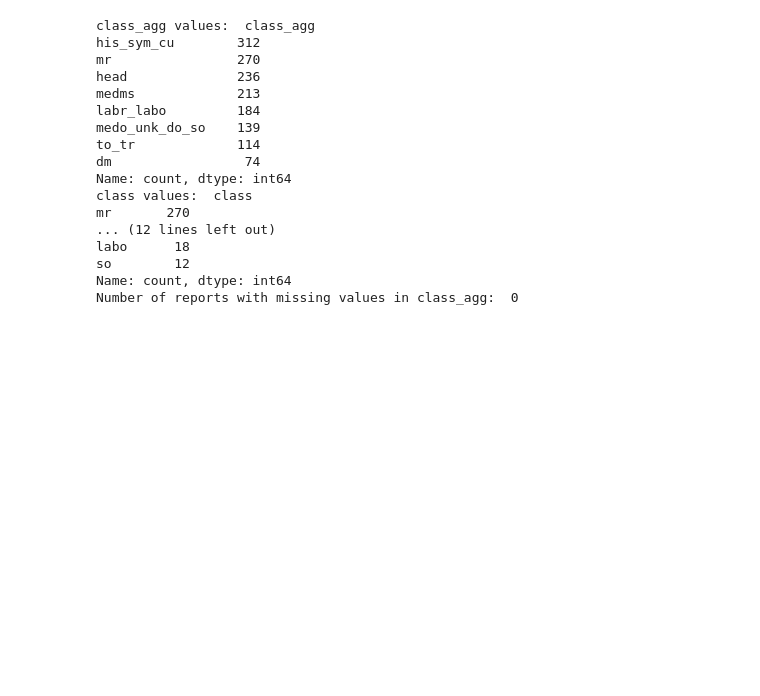
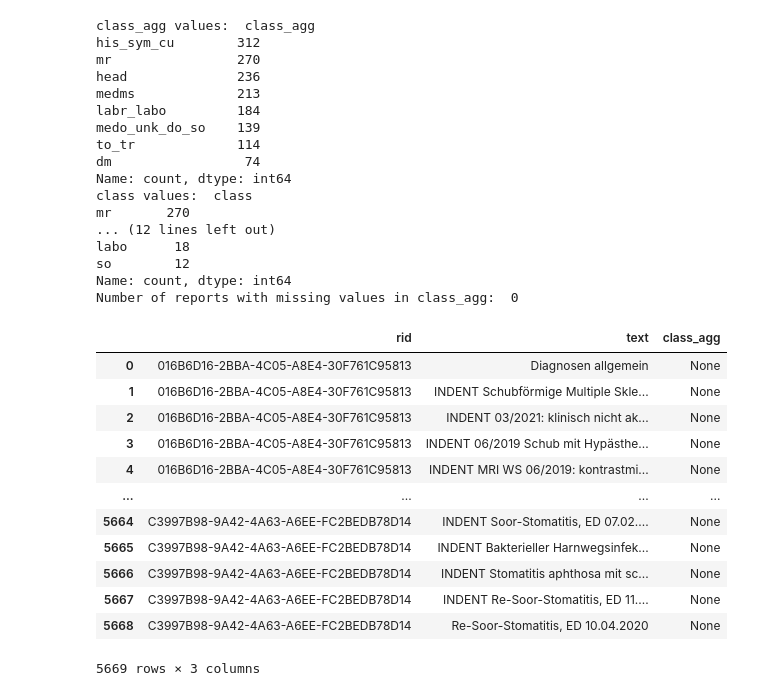
Before and after one commit to maregli/inf-extr, a Jupyter notebook: notebooks/data_preprocessing/01_classifying_text_lines.ipynb, the cells around one changed output. Cells and saved outputs as stored; diff of their text form; code cells hidden in the pictures; blank space fills up the shorter version.

```diff
--- a/notebooks/data_preprocessing/01_classifying_text_lines.ipynb
+++ b/notebooks/data_preprocessing/01_classifying_text_lines.ipynb
@@ -194,3 +194,23 @@ df_test.to_csv(os.path.join(paths.DATA_PATH_PREPROCESSED, "line_labelling/line_l
+# %%
+# Loading all of the data for dataset clf2 construction
+df_all = pd.read_csv(paths.DATA_PATH_PREPROCESSED/"midatams/seantis_kisim.csv")
+df_all = df_all[["research_id", "text"]].rename(columns={"research_id": "rid"})
+df_all["class_agg"] = None
+df_all
+# %% [output]
+|  | rid | text | class_agg |
+| 0 | 016B6D16-2BBA-4C05-A8E4-30F761C95813 | Diagnosen allgemein | None |
+| 1 | 016B6D16-2BBA-4C05-A8E4-30F761C95813 | INDENT Schubförmige Multiple Skle... | None |
+| 2 | 016B6D16-2BBA-4C05-A8E4-30F761C95813 | INDENT 03/2021: klinisch nicht ak... | None |
+| 3 | 016B6D16-2BBA-4C05-A8E4-30F761C95813 | INDENT 06/2019 Schub mit Hypästhe... | None |
+| 4 | 016B6D16-2BBA-4C05-A8E4-30F761C95813 | INDENT MRI WS 06/2019: kontrastmi... | None |
+| ... | ... | ... | ... |
+| 5664 | C3997B98-9A42-4A63-A6EE-FC2BEDB78D14 | INDENT Soor-Stomatitis, ED 07.02.... | None |
+| 5665 | C3997B98-9A42-4A63-A6EE-FC2BEDB78D14 | INDENT Bakterieller Harnwegsinfek... | None |
+| 5666 | C3997B98-9A42-4A63-A6EE-FC2BEDB78D14 | INDENT Stomatitis aphthosa mit sc... | None |
+| 5667 | C3997B98-9A42-4A63-A6EE-FC2BEDB78D14 | INDENT Re-Soor-Stomatitis, ED 11.... | None |
+| 5668 | C3997B98-9A42-4A63-A6EE-FC2BEDB78D14 | Re-Soor-Stomatitis, ED 10.04.2020 | None |
+5669 rows × 3 columns
 # %%
 # Create HuggingFace Dataset
 dataset = DatasetDict({
```
Also changed, not shown: parts of 3 cells of this notebook, 40 other files.
